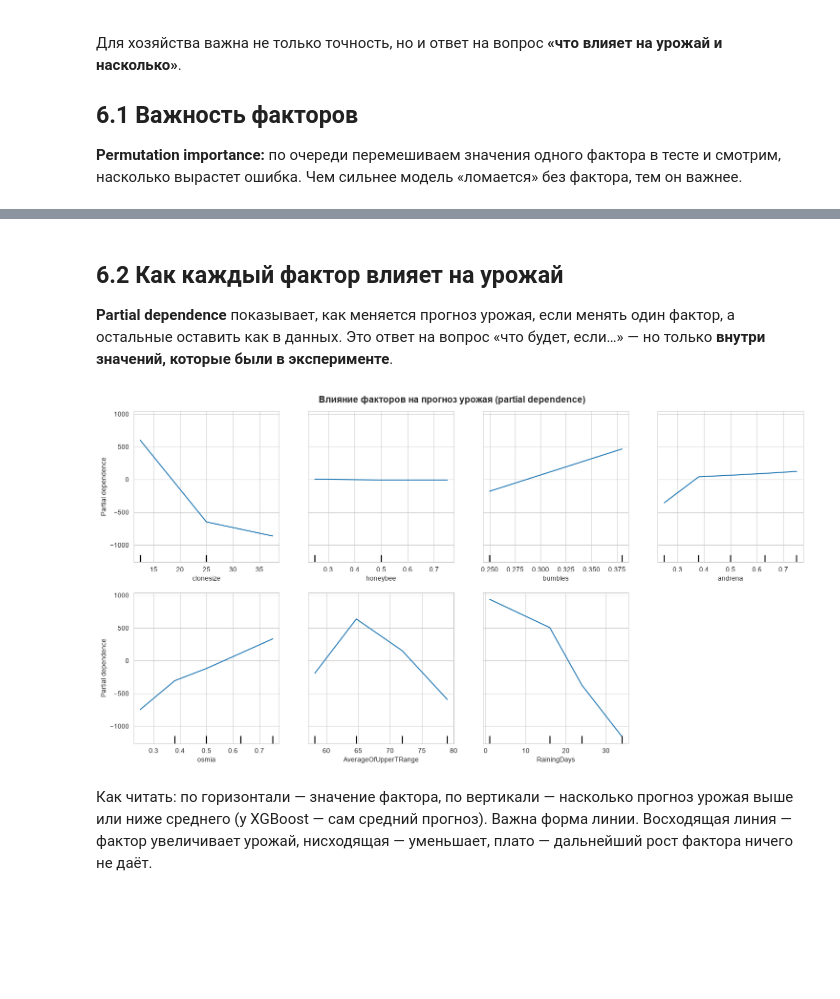
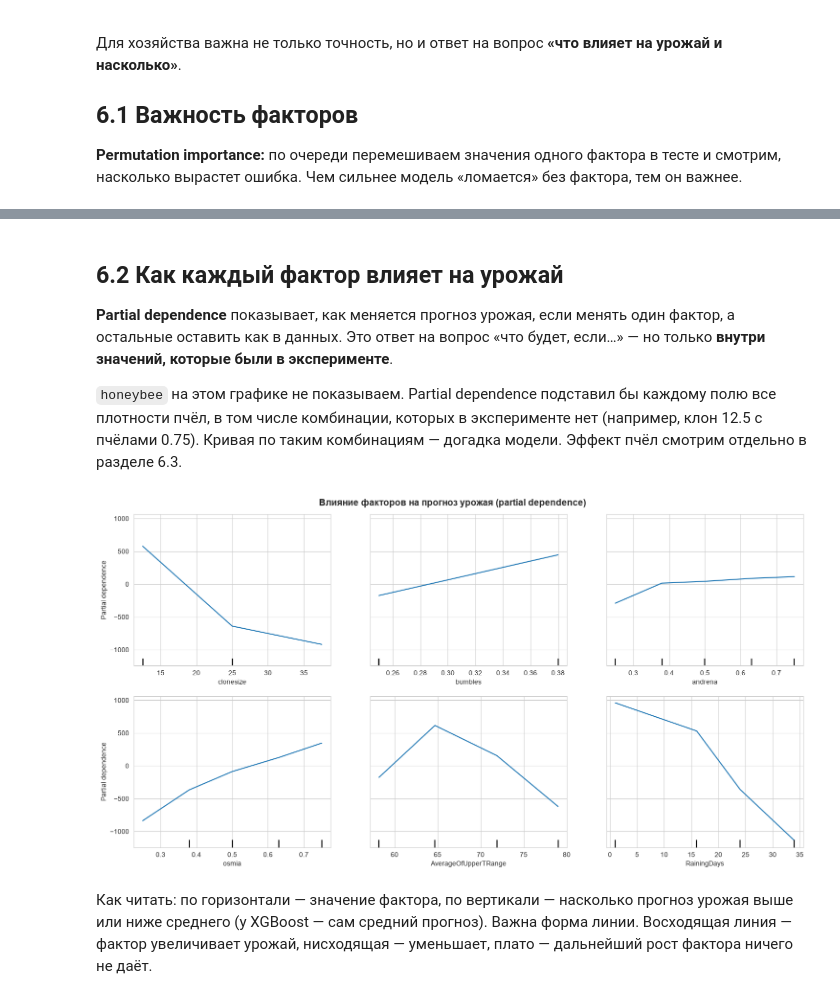
Before and after one commit to matveyyaros/Project-activities-case-9, a Jupyter notebook: notebooks/02_modeling.ipynb, the cells around one changed output, grey strips where cells are left out. Cells and saved outputs as stored; diff of their text form; code cells hidden in the pictures; blank space fills up the shorter version.

```diff
--- a/notebooks/02_modeling.ipynb
+++ b/notebooks/02_modeling.ipynb
@@ -109,7 +112,12 @@ X.head()
 # %%
-X_train, X_test, y_train, y_test = train_test_split(X, y, test_size=0.2, random_state=RANDOM_STATE)
+X_train, X_test, y_train, y_test = train_test_split(
+    X, y, test_size=0.2, random_state=RANDOM_STATE, stratify=X["clonesize"].astype(str))
 print(f"🏋️ Обучение: {len(X_train)} строк")
 print(f"🧪 Тест:     {len(X_test)} строк")
+
+# Проверка: доли размеров клона в обеих выборках совпадают
+pd.DataFrame({"Обучение": X_train["clonesize"].value_counts(),
+              "Тест": X_test["clonesize"].value_counts()}).rename_axis("clonesize")
 # %% [output]
 🏋️ Обучение: 607 строк
 🧪 Тест:     152 строк
@@ -144,7 +157,9 @@ models = {
     BOOST_NAME: make_boosting(),
 }
 
-cv = KFold(n_splits=5, shuffle=True, random_state=RANDOM_STATE)
+# Разбиения на 5 частей с сохранением долей клонов; тот же список используем при подборе параметров
+cv = list(StratifiedKFold(n_splits=5, shuffle=True, random_state=RANDOM_STATE)
+          .split(X_train, X_train["clonesize"].astype(str)))
 scoring = {"MAE": "neg_mean_absolute_error", "RMSE": "neg_root_mean_squared_error", "R2": "r2"}
 
 rows = []
@@ -331,15 +349,20 @@ dtype: float64
 
 **Partial dependence** показывает, как меняется прогноз урожая, если менять один фактор, а остальные оставить как в данных.
 Это ответ на вопрос «что будет, если…» — но только **внутри значений, которые были в эксперименте**.
+
+`honeybee` на этом графике не показываем. Partial dependence подставил бы каждому полю все плотности пчёл, в том числе комбинации, которых в эксперименте нет (например, клон 12.5 с пчёлами 0.75). Кривая по таким комбинациям — догадка модели. Эффект пчёл смотрим отдельно в разделе 6.3.
 # %%
+# honeybee исключён: его плотность в эксперименте задана вместе с размером клона (см. EDA, раздел 5.4)
+PDP_FEATURES = [f for f in FACTORS if f != "honeybee"]
+
 fig, ax = plt.subplots(figsize=(15, 8))
-PartialDependenceDisplay.from_estimator(best_model, X_train, FACTORS, ax=ax,
-                                        n_cols=4, grid_resolution=30)
+PartialDependenceDisplay.from_estimator(best_model, X_train, PDP_FEATURES, ax=ax,
+                                        n_cols=3, grid_resolution=30)
 fig.suptitle("Влияние факторов на прогноз урожая (partial dependence)", fontsize=14, fontweight="bold")
 plt.tight_layout()
 plt.show()
 # %% [output]
-[figure, old version]
+[figure, new version]
 # %% [markdown]
 Как читать: по горизонтали — значение фактора, по вертикали — насколько прогноз урожая выше или ниже среднего (у XGBoost — сам средний прогноз). Важна форма линии.
 Восходящая линия — фактор увеличивает урожай, нисходящая — уменьшает, плато — дальнейший рост фактора ничего не даёт.
```
Also changed, not shown: parts of 20 cells of this notebook, 5 other files.
